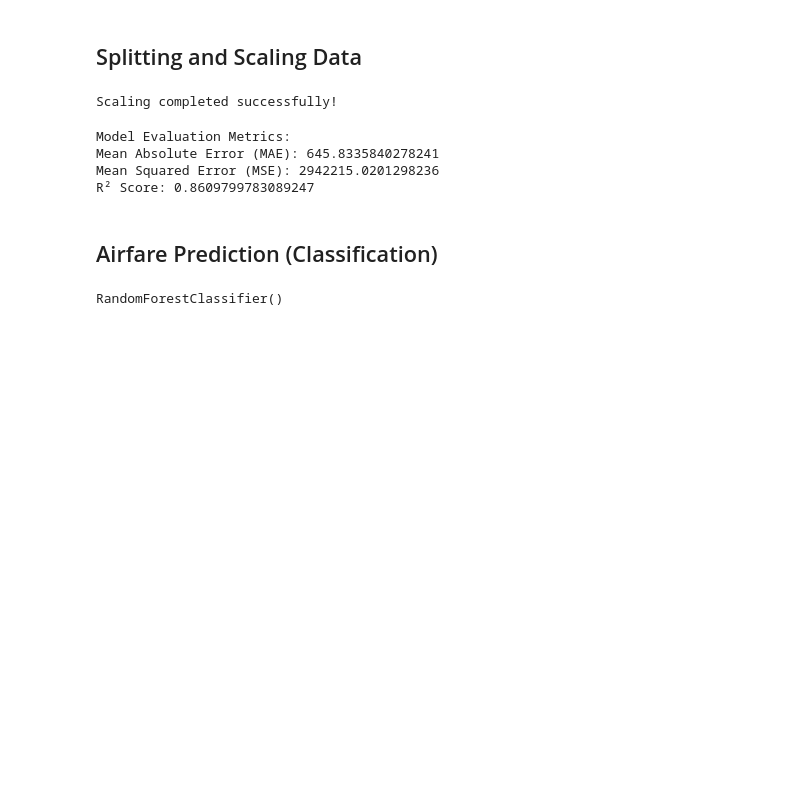
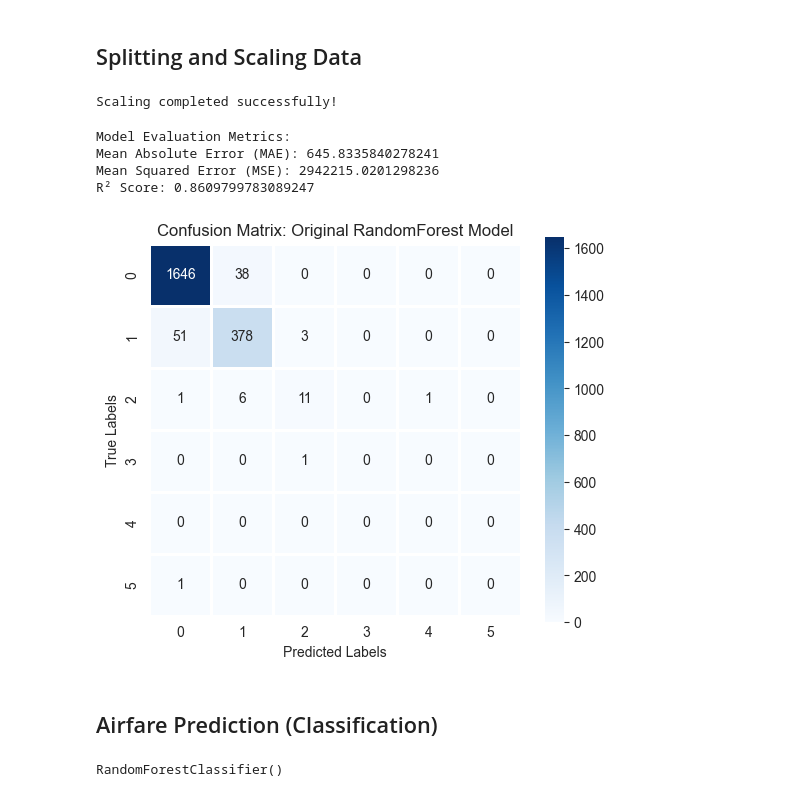
Before and after one commit to JB250101/INFO8665--Airplane, a Jupyter notebook: airplane.ipynb, the cells around one changed output. Saved outputs shown, nothing was run; the diff lists cells and outputs as text; code cells hidden in the pictures; blank space fills up the shorter version.

```diff
--- a/airplane.ipynb
+++ b/airplane.ipynb
@@ -278,6 +297,26 @@ Model Evaluation Metrics:
 Mean Absolute Error (MAE): 645.8335840278241
 Mean Squared Error (MSE): 2942215.0201298236
 R² Score: 0.8609799783089247
+# %%
+# Convert continuous airfare prices into categorical bins for classification evaluation
+bins = np.histogram(y_test, bins=5)[1]  # Create 5 price bins based on price distribution
+y_test_labels = np.digitize(y_test, bins)  # Convert true values to bin labels
+y_pred_labels = np.digitize(y_pred, bins)  # Convert predictions to bin labels
+
+# Function to plot confusion matrix
+def plot_conf_matrix(y_true, y_pred, title):
+    cm = confusion_matrix(y_true, y_pred)
+    plt.figure(figsize=(6, 5))
+    sns.heatmap(cm, annot=True, fmt="d", cmap="Blues", linewidths=1, square=True)
+    plt.xlabel("Predicted Labels")
+    plt.ylabel("True Labels")
+    plt.title(title)
+    plt.show()
+# %%
+# Plot confusion matrix for the original RandomForestRegressor
+plot_conf_matrix(y_test_labels, y_pred_labels, "Confusion Matrix: Original RandomForest Model")
+# %% [output]
+[figure, added]
 # %% [markdown]
 ## Airfare Prediction (Classification)
 # %%
```
Also changed, not shown: parts of 20 cells of this notebook, 13 other files.
